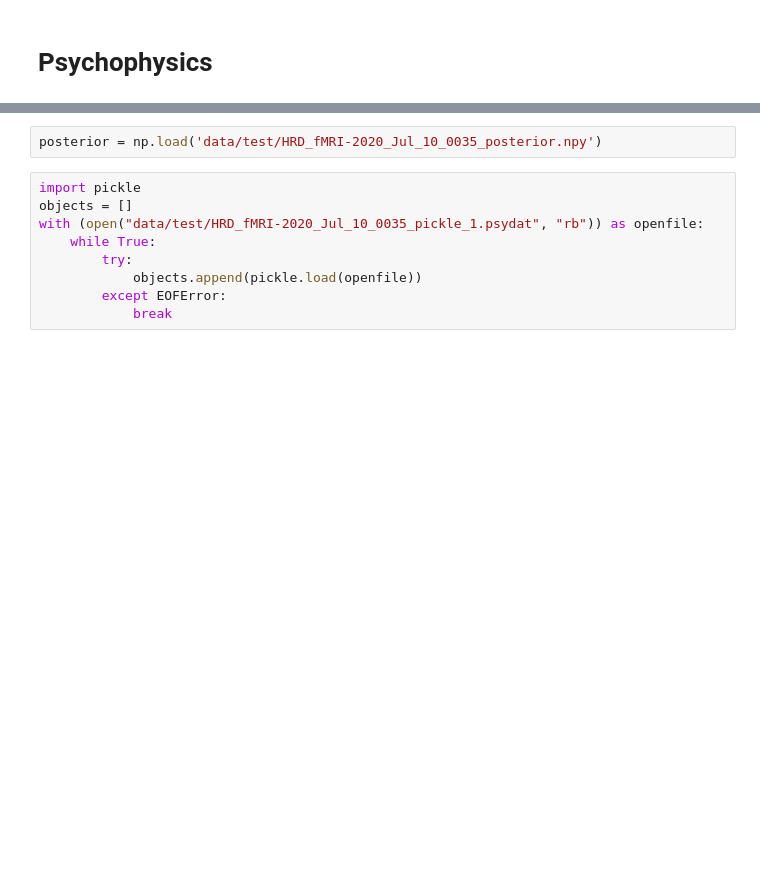
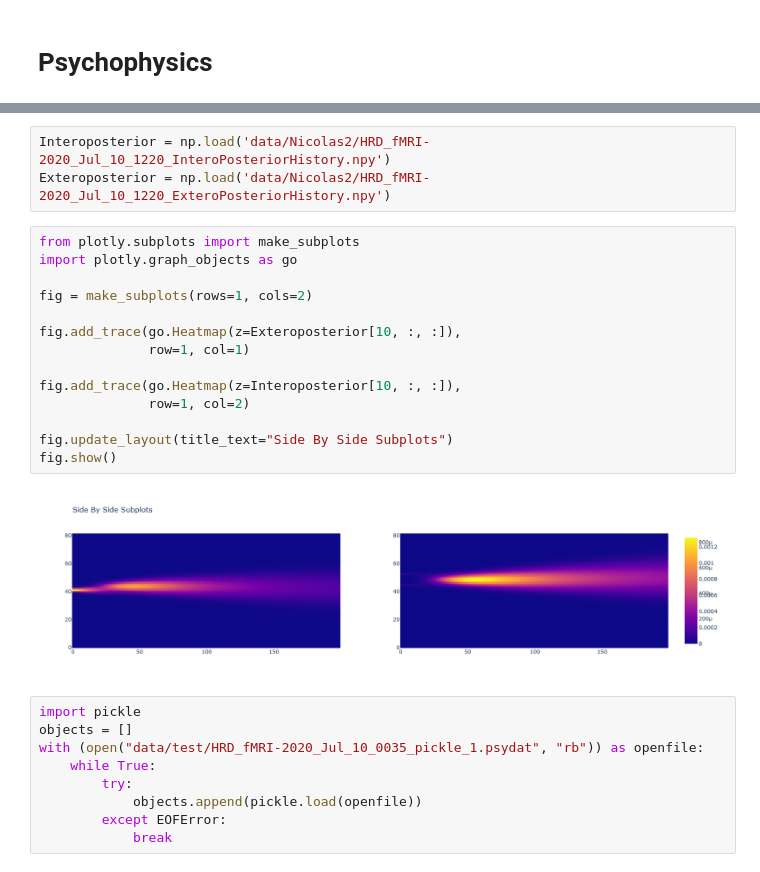
Before and after one commit to embodied-computation-group/Cardioception, a Jupyter notebook: cardioception/HeartRateDiscrimination/Bayesian/Analyses.ipynb, the cells around one changed output, grey strips where cells are left out. Cells and saved outputs as stored; diff of their text form; blank space fills up the shorter version.

```diff
--- a/cardioception/HeartRateDiscrimination/Bayesian/Analyses.ipynb
+++ b/cardioception/HeartRateDiscrimination/Bayesian/Analyses.ipynb
@@ -47,5 +59,22 @@ Name: alpha, dtype: float64
-# %%
-posterior = np.load('data/test/HRD_fMRI-2020_Jul_10_0035_posterior.npy')
+# %%
+Interoposterior = np.load('data/Nicolas2/HRD_fMRI-2020_Jul_10_1220_InteroPosteriorHistory.npy')
+Exteroposterior = np.load('data/Nicolas2/HRD_fMRI-2020_Jul_10_1220_ExteroPosteriorHistory.npy')
+# %%
+from plotly.subplots import make_subplots
+import plotly.graph_objects as go
+
+fig = make_subplots(rows=1, cols=2)
+
+fig.add_trace(go.Heatmap(z=Exteroposterior[10, :, :]),
+              row=1, col=1)
+
+fig.add_trace(go.Heatmap(z=Interoposterior[10, :, :]),
+              row=1, col=2)
+
+fig.update_layout(title_text="Side By Side Subplots")
+fig.show()
+# %% [output]
+[figure, added]
 # %%
 import pickle
 objects = []
```
Also changed, not shown: parts of 4 cells of this notebook, 2 other files.
